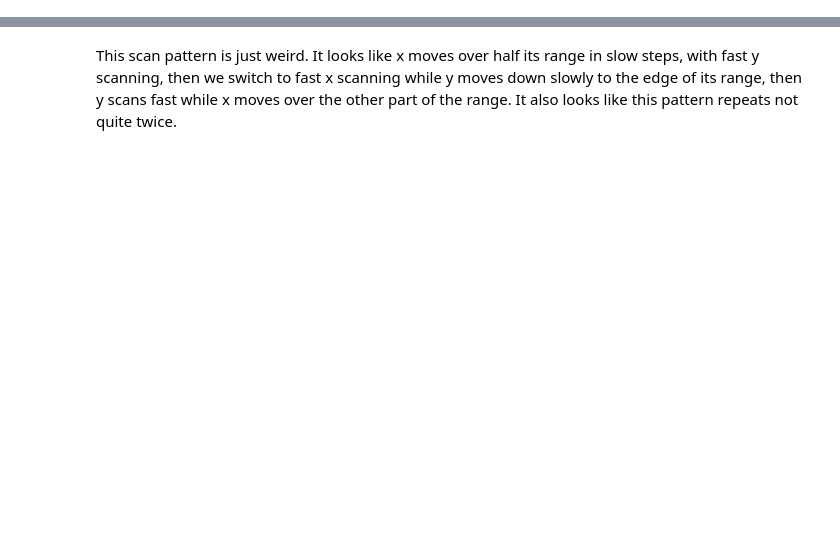
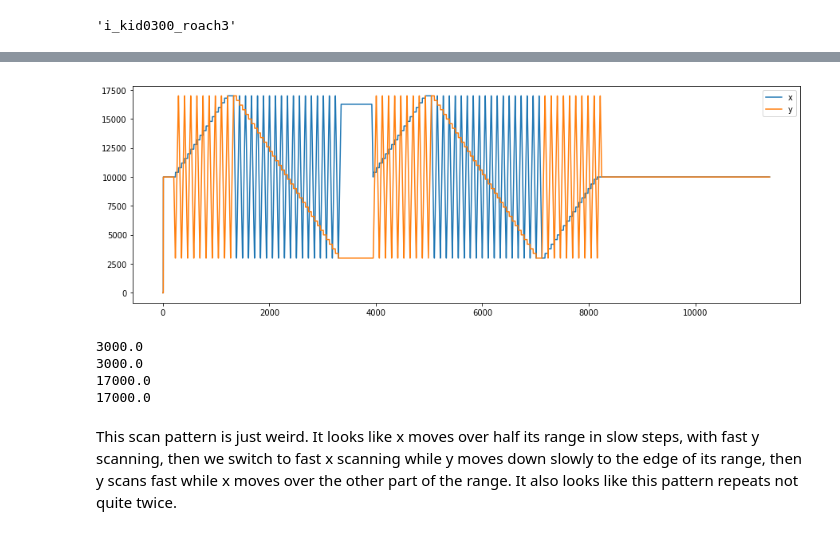
Before and after one commit to BlastTNG/mapmaking, a Jupyter notebook: ja_tests.ipynb, the cells around one changed output, grey strips where cells are left out. Cells and saved outputs as stored; diff of their text form; code cells hidden in the pictures; blank space fills up the shorter version.

```diff
--- a/ja_tests.ipynb
+++ b/ja_tests.ipynb
@@ -18,6 +20,10 @@ I, Q = df.loadIQsingleChan(roach_path, 1)
 d_roach = gd.dirfile(roach_path, gd.RDWR|gd.UNENCODED)
 mag = np.sqrt(I**2 + Q**2)
 phs = np.arctan2(Q,I)
+# %%
+ifiles[0]
+# %% [output]
+'i_kid0300_roach3'
 # %%
 # Get the x-y stage data
 d_anc = gd.dirfile(ancillary_path, gd.RDWR|gd.UNENCODED)
@@ -29,8 +46,8 @@ t488 = np.arange(len(Q))/488.
 t5 = np.arange(len(x_stage))/5.
 # %%
 # Plot the x and y stage positions versus time
-#%matplotlib inline
-#plt.figure(figsize=(15,5))
+#%matplotlib notebook
+plt.figure(figsize=(15,5))
 plt.plot(t5,x_stage,label='x')
 plt.plot(t5,y_stage,label='y')
 plt.legend()
@@ -41,3 +56,14 @@ plt.show()
+[figure, added]
+# %%
+print x_stage[t5 > 1000].min()
+print y_stage[t5 > 1000].min()
+print x_stage[t5 > 1000].max()
+print y_stage[t5 > 1000].max()
+# %% [output]
+3000.0
+3000.0
+17000.0
+17000.0
 # %% [markdown]
 This scan pattern is just weird.  It looks like x moves over half its range in slow steps, with fast y scanning, then we switch to fast x scanning while y moves down slowly to the edge of its range, then y scans fast while x moves over the other part of the range.  It also looks like this pattern repeats not quite twice.
 # %%
```
Also changed, not shown: parts of 21 cells of this notebook.
